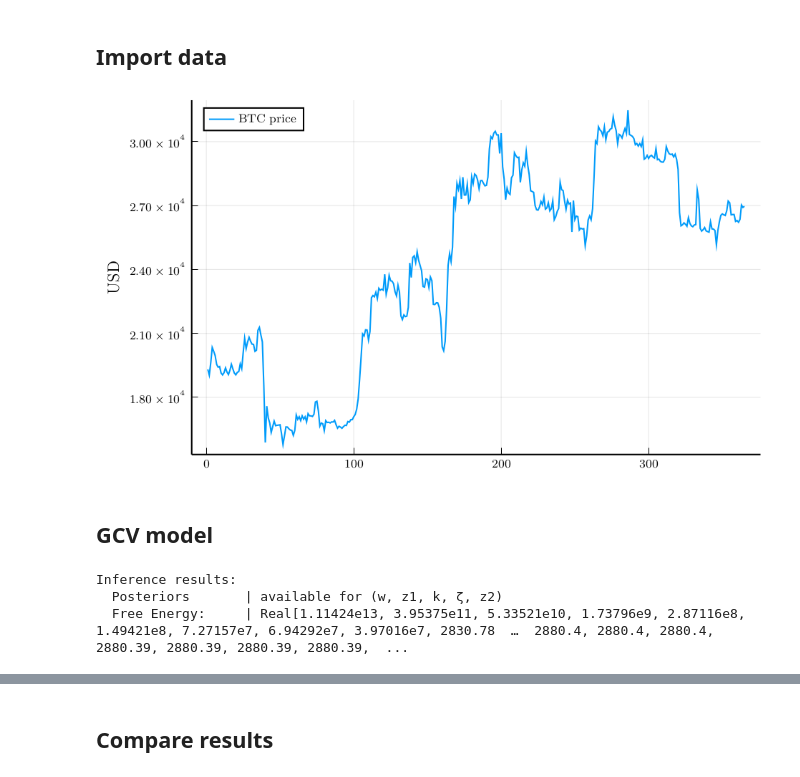
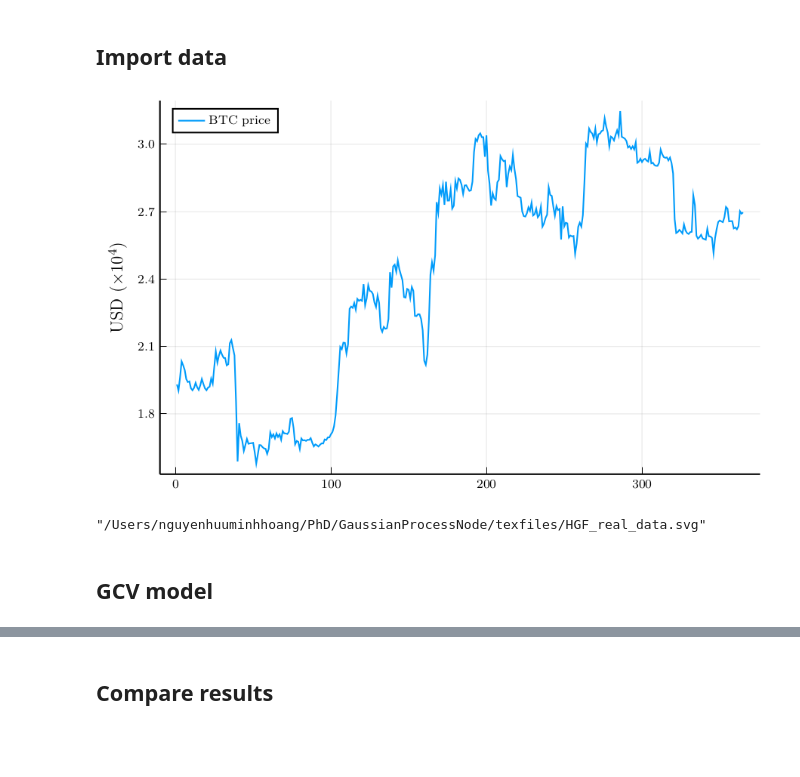
Before and after one commit to biaslab/GaussianProcessNode, a Jupyter notebook: HGF_RealData.ipynb, the cells around one changed output, grey strips where cells are left out. Saved outputs shown, nothing was run; the diff lists cells and outputs as text; code cells hidden in the pictures; blank space fills up the shorter version.

```diff
--- a/HGF_RealData.ipynb
+++ b/HGF_RealData.ipynb
@@ -22,10 +21,14 @@ Plots.PGFPlotsXBackend()
 data = CSV.read("BTC-USD.csv", DataFrame);
 y_data =data[:,5];
 # %%
-plot(y_data,label="BTC price",legend=:topleft)
-ylabel!("USD")
+plot(y_data ./ 10^4,label="BTC price",legend=:topleft)
+ylabel!("USD (×10⁴)")
 # %% [output]
-[figure, old version]
+[figure, new version]
+# %%
+savefig("texfiles/HGF_real_data.svg")
+# %% [output]
+"/Users/nguyenhuuminhhoang/PhD/GaussianProcessNode/texfiles/HGF_real_data.svg"
 # %% [markdown]
 ## GCV model
 # %%
@@ -70,9 +73,5 @@ GCV_infer = infer(
     initialization = hgf_init,
     iterations = 300,
     returnvars = (z1 = KeepLast(), z2 = KeepLast(), w=KeepLast(),k=KeepLast(),ζ = KeepLast(),),
-    free_energy = true
 )
+;
-# %% [output]
-Inference results:
-  Posteriors       | available for (w, z1, k, ζ, z2)
-  Free Energy:     | Real[1.11424e13, 3.95375e11, 5.33521e10, 1.73796e9, 2.87116e8, 1.49421e8, 7.27157e7, 6.94292e7, 3.97016e7, 2830.78  …  2880.4, 2880.4, 2880.4, 2880.39, 2880.39, 2880.39, 2880.39,  ...
```
Also changed, not shown: parts of 27 cells of this notebook, 36 other files.
